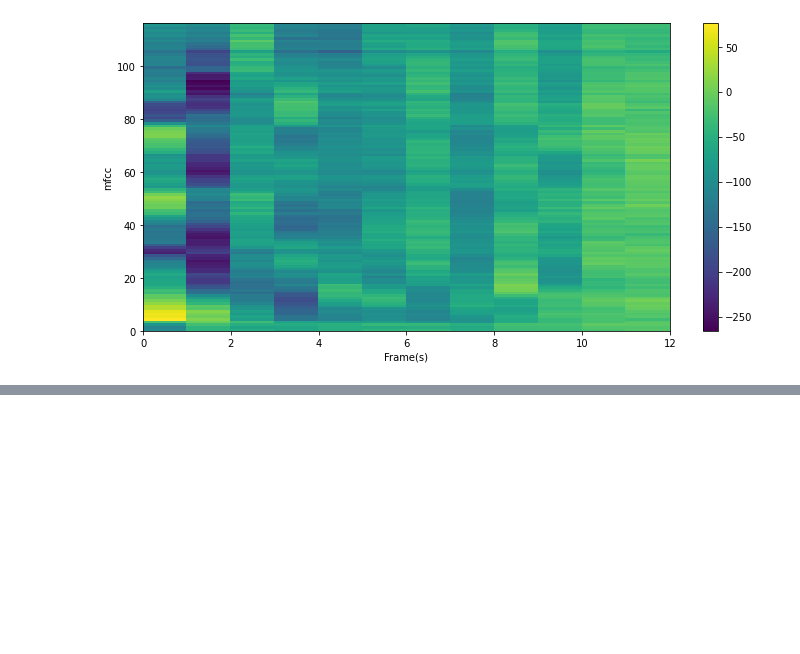
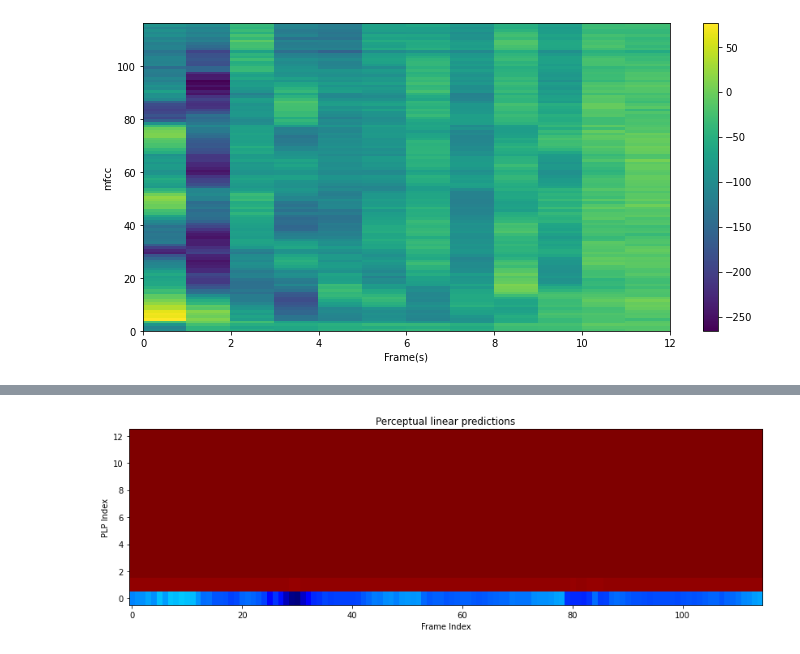
Before and after one commit to NK-MXD/ComputerSpeech, a Jupyter notebook: lab1_fbank/process.ipynb, the cells around one changed output, grey strips where cells are left out. Cells and saved outputs as stored; diff of their text form; code cells hidden in the pictures; blank space fills up the shorter version.

```diff
--- a/lab1_fbank/process.ipynb
+++ b/lab1_fbank/process.ipynb
@@ -285,0 +424,13 @@ plot_spectrogram(mfcc, "mfcc", "mfcc可视化")
+# %%
+# spafe库plp抽取
+from scipy.io.wavfile import read
+from spafe.features.rplp import plp
+from spafe.utils.preprocessing import SlidingWindow
+from spafe.utils.vis import show_features
+
+plps = plp(signal)
+
+# visualize features
+show_features(plps, "Perceptual linear predictions", "PLP Index", "Frame Index")
+# %% [output]
+[figure, added]
```
Also changed, not shown: parts of 8 cells of this notebook, 1 other file.
